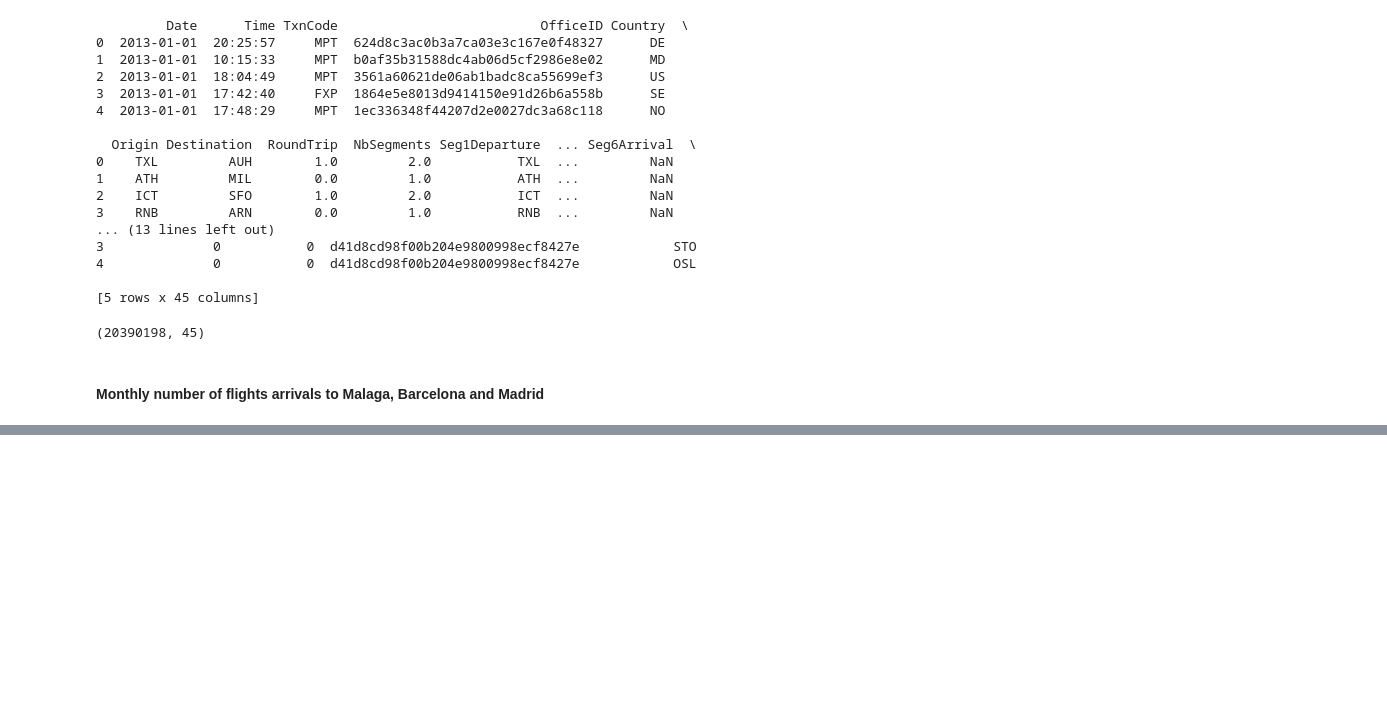
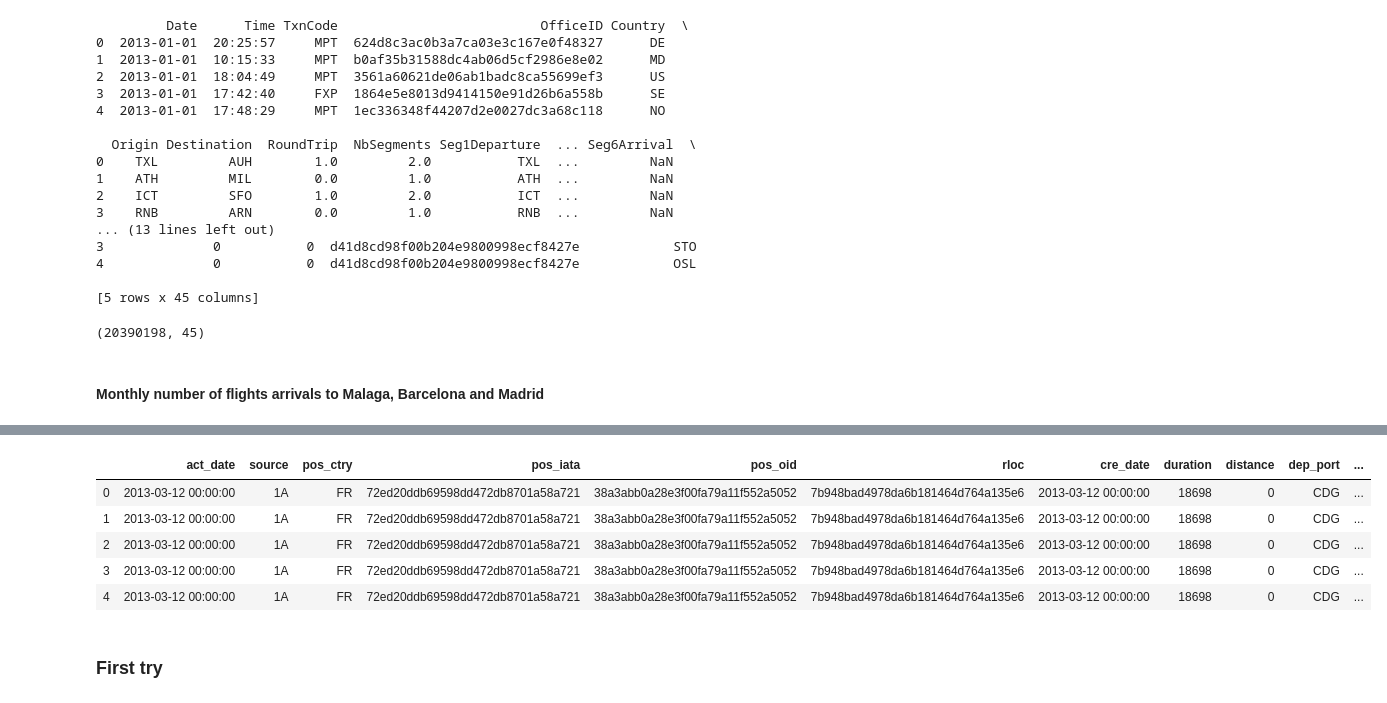
Before and after one commit to matozqui/python, a Jupyter notebook: AmadeusChallenge/Exercises.ipynb, the cells around one changed output, grey strips where cells are left out. Cells and saved outputs as stored; diff of their text form; code cells hidden in the pictures; blank space fills up the shorter version.

```diff
--- a/AmadeusChallenge/Exercises.ipynb
+++ b/AmadeusChallenge/Exercises.ipynb
@@ -155,0 +143,2 @@ df_searches_dates.unstack(level=-2).plot()
+# %%
+searches = pd.read_csv('searches.csv.bz2',sep='^',nrows=9999)
@@ -155,0 +218,12 @@ df_searches_dates.unstack(level=-2).plot()
+# %%
+merged_inner = pd.merge(left=bookings,right=searches,how='inner',left_on='pos_oid', right_on='OfficeID')
+merged_inner.head(5)
+# %% [output]
+|  | act_date | source | pos_ctry | pos_iata | pos_oid | rloc | cre_date | duration | distance | dep_port | ... |
+| 0 | 2013-03-12 00:00:00 | 1A | FR | 72ed20ddb69598dd472db8701a58a721 | 38a3abb0a28e3f00fa79a11f552a5052 | 7b948bad4978da6b181464d764a135e6 | 2013-03-12 00:00:00 | 18698 | 0 | CDG | ... |
+| 1 | 2013-03-12 00:00:00 | 1A | FR | 72ed20ddb69598dd472db8701a58a721 | 38a3abb0a28e3f00fa79a11f552a5052 | 7b948bad4978da6b181464d764a135e6 | 2013-03-12 00:00:00 | 18698 | 0 | CDG | ... |
+| 2 | 2013-03-12 00:00:00 | 1A | FR | 72ed20ddb69598dd472db8701a58a721 | 38a3abb0a28e3f00fa79a11f552a5052 | 7b948bad4978da6b181464d764a135e6 | 2013-03-12 00:00:00 | 18698 | 0 | CDG | ... |
+| 3 | 2013-03-12 00:00:00 | 1A | FR | 72ed20ddb69598dd472db8701a58a721 | 38a3abb0a28e3f00fa79a11f552a5052 | 7b948bad4978da6b181464d764a135e6 | 2013-03-12 00:00:00 | 18698 | 0 | CDG | ... |
+| 4 | 2013-03-12 00:00:00 | 1A | FR | 72ed20ddb69598dd472db8701a58a721 | 38a3abb0a28e3f00fa79a11f552a5052 | 7b948bad4978da6b181464d764a135e6 | 2013-03-12 00:00:00 | 18698 | 0 | CDG | ... |
+# %% [markdown]
+### First try
```
Also changed, not shown: parts of 41 cells of this notebook.
